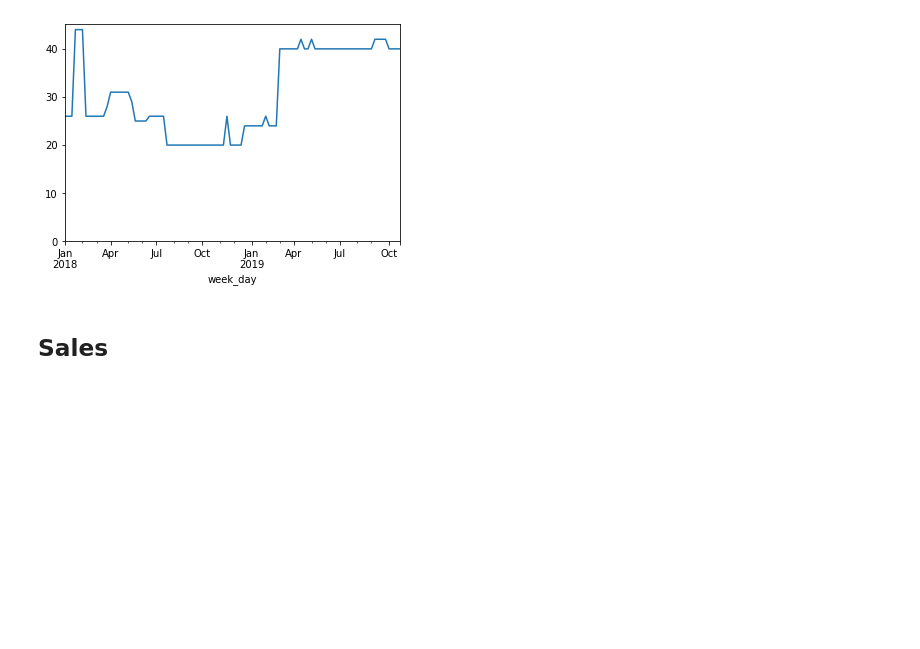
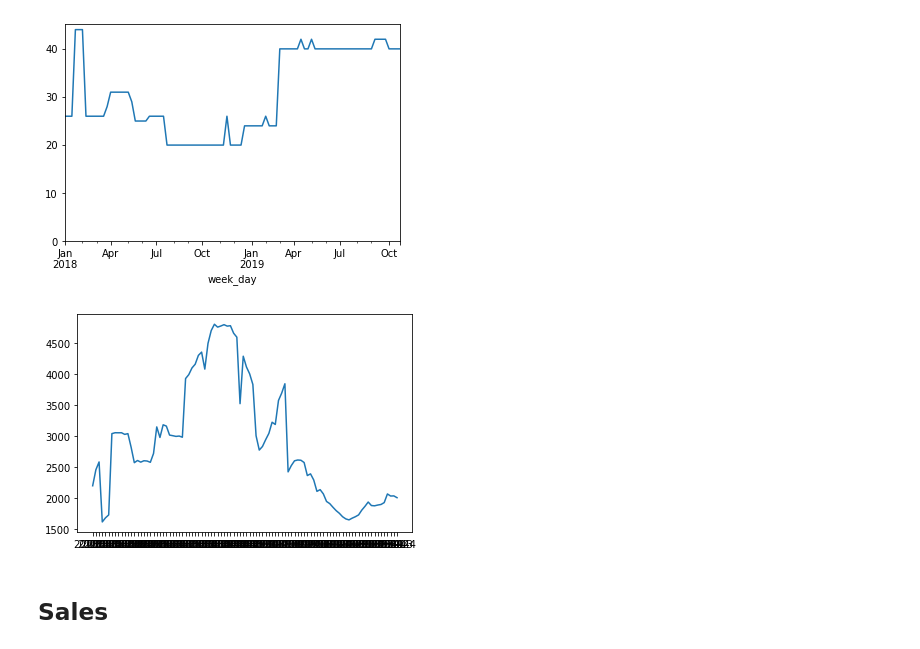
Before and after one commit to itdxer/marleyspoon-task, a Jupyter notebook: notebooks/Data-exploration.ipynb, the cells around one changed output. Cells and saved outputs as stored; diff of their text form; code cells hidden in the pictures; blank space fills up the shorter version.

```diff
--- a/notebooks/Data-exploration.ipynb
+++ b/notebooks/Data-exploration.ipynb
@@ -152,6 +151,11 @@ df_train.groupby("week_day").count().recipe_id.plot()
 plt.ylim(bottom=0);
 # %% [output]
 [figure]
+# %%
+df_stats = df_train.groupby("year_week").agg({"sales": "sum", "recipe_id": "count"})
+plt.plot(df_stats.sales / df_stats.recipe_id);
+# %% [output]
+[figure, added]
 # %% [markdown]
 ## Sales
 # %% [markdown]
```
Also changed, not shown: parts of 1 cell of this notebook, 2 other files.
